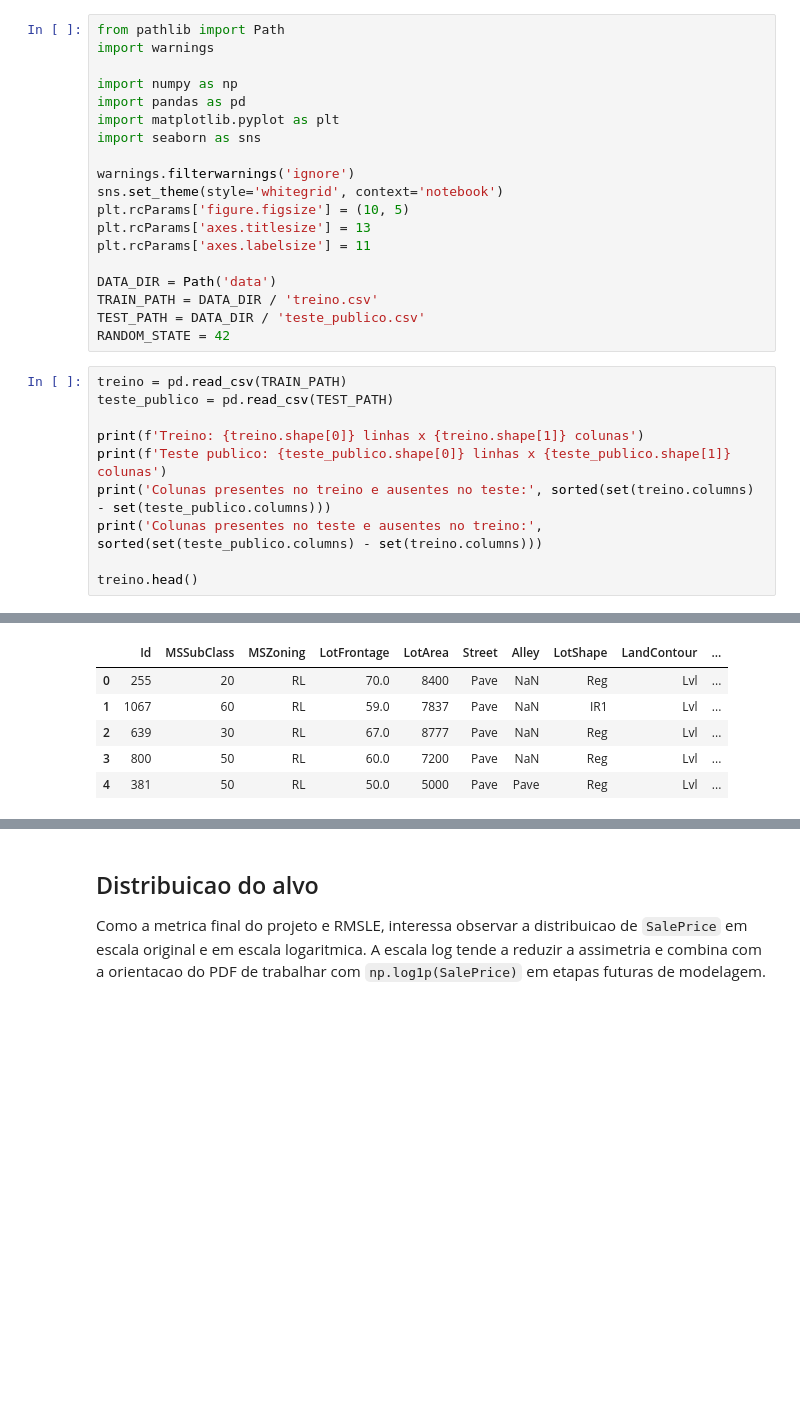
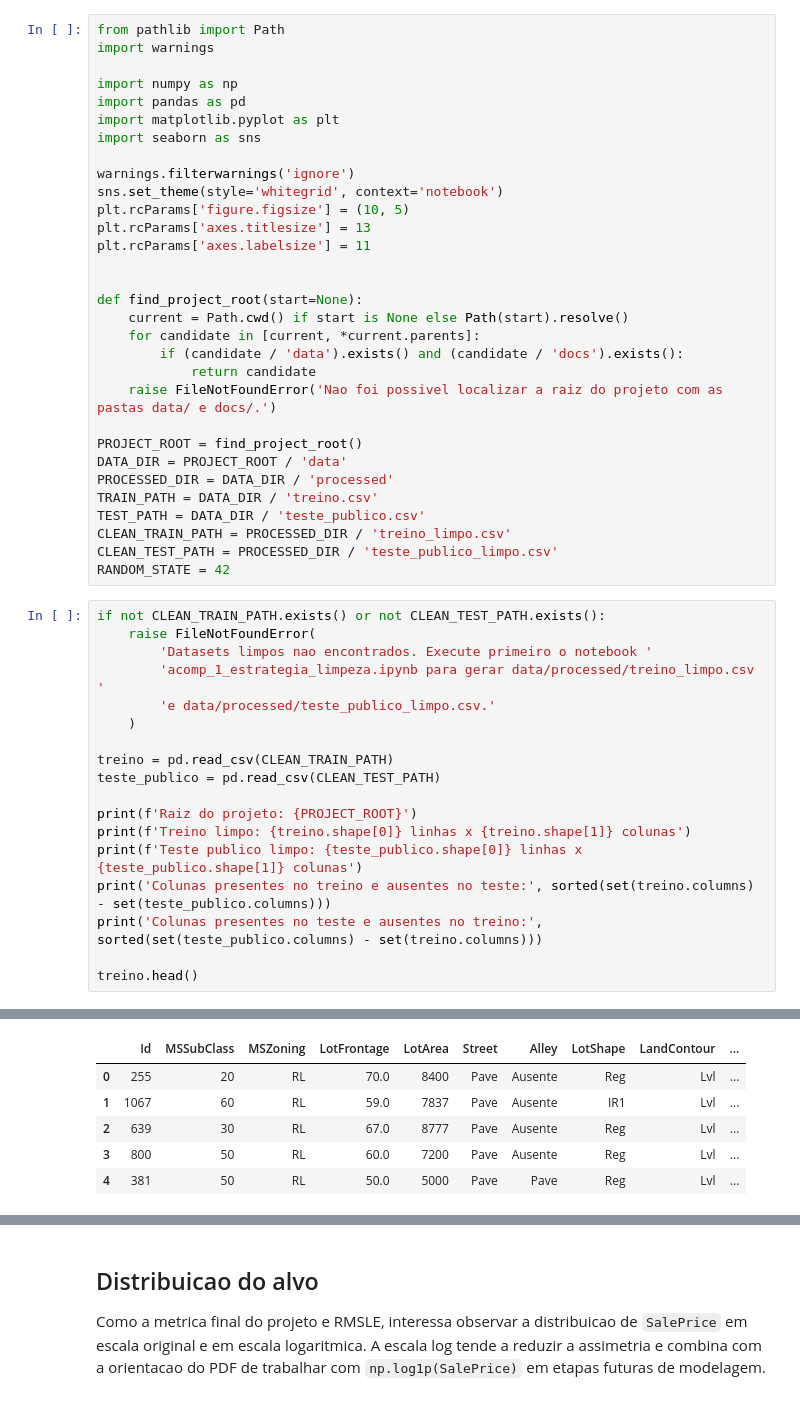
Before and after one commit to 4lbanes/ds2, a Jupyter notebook: acompanhamentos/acomp1/acomp_1_analise_exploratoria.ipynb, the cells around one changed output, grey strips where cells are left out. Drawn from its saved outputs; the diff is of its cells as text; blank space fills up the shorter version.

```diff
--- a/acompanhamentos/acomp1/acomp_1_analise_exploratoria.ipynb
+++ b/acompanhamentos/acomp1/acomp_1_analise_exploratoria.ipynb
@@ -19,16 +21,36 @@ plt.rcParams['figure.figsize'] = (10, 5)
 plt.rcParams['axes.titlesize'] = 13
 plt.rcParams['axes.labelsize'] = 11
 
-DATA_DIR = Path('data')
+
+def find_project_root(start=None):
+    current = Path.cwd() if start is None else Path(start).resolve()
+    for candidate in [current, *current.parents]:
+        if (candidate / 'data').exists() and (candidate / 'docs').exists():
+            return candidate
+    raise FileNotFoundError('Nao foi possivel localizar a raiz do projeto com as pastas data/ e docs/.')
+
+PROJECT_ROOT = find_project_root()
+DATA_DIR = PROJECT_ROOT / 'data'
+PROCESSED_DIR = DATA_DIR / 'processed'
 TRAIN_PATH = DATA_DIR / 'treino.csv'
 TEST_PATH = DATA_DIR / 'teste_publico.csv'
+CLEAN_TRAIN_PATH = PROCESSED_DIR / 'treino_limpo.csv'
+CLEAN_TEST_PATH = PROCESSED_DIR / 'teste_publico_limpo.csv'
 RANDOM_STATE = 42
 # %%
-treino = pd.read_csv(TRAIN_PATH)
-teste_publico = pd.read_csv(TEST_PATH)
+if not CLEAN_TRAIN_PATH.exists() or not CLEAN_TEST_PATH.exists():
+    raise FileNotFoundError(
+        'Datasets limpos nao encontrados. Execute primeiro o notebook '
+        'acomp_1_estrategia_limpeza.ipynb para gerar data/processed/treino_limpo.csv '
+        'e data/processed/teste_publico_limpo.csv.'
+    )
 
-print(f'Treino: {treino.shape[0]} linhas x {treino.shape[1]} colunas')
-print(f'Teste publico: {teste_publico.shape[0]} linhas x {teste_publico.shape[1]} colunas')
+treino = pd.read_csv(CLEAN_TRAIN_PATH)
+teste_publico = pd.read_csv(CLEAN_TEST_PATH)
+
+print(f'Raiz do projeto: {PROJECT_ROOT}')
+print(f'Treino limpo: {treino.shape[0]} linhas x {treino.shape[1]} colunas')
+print(f'Teste publico limpo: {teste_publico.shape[0]} linhas x {teste_publico.shape[1]} colunas')
 print('Colunas presentes no treino e ausentes no teste:', sorted(set(treino.columns) - set(teste_publico.columns)))
 print('Colunas presentes no teste e ausentes no treino:', sorted(set(teste_publico.columns) - set(treino.columns)))
 
@@ -39,10 +62,10 @@ Teste publico: 1459 linhas x 80 colunas
 Colunas presentes no treino e ausentes no teste: ['SalePrice']
 Colunas presentes no teste e ausentes no treino: []
 |  | Id | MSSubClass | MSZoning | LotFrontage | LotArea | Street | Alley | LotShape | LandContour | ... |
-| 0 | 255 | 20 | RL | 70.0 | 8400 | Pave | NaN | Reg | Lvl | ... |
-| 1 | 1067 | 60 | RL | 59.0 | 7837 | Pave | NaN | IR1 | Lvl | ... |
-| 2 | 639 | 30 | RL | 67.0 | 8777 | Pave | NaN | Reg | Lvl | ... |
-| 3 | 800 | 50 | RL | 60.0 | 7200 | Pave | NaN | Reg | Lvl | ... |
+| 0 | 255 | 20 | RL | 70.0 | 8400 | Pave | Ausente | Reg | Lvl | ... |
+| 1 | 1067 | 60 | RL | 59.0 | 7837 | Pave | Ausente | IR1 | Lvl | ... |
+| 2 | 639 | 30 | RL | 67.0 | 8777 | Pave | Ausente | Reg | Lvl | ... |
+| 3 | 800 | 50 | RL | 60.0 | 7200 | Pave | Ausente | Reg | Lvl | ... |
 | 4 | 381 | 50 | RL | 50.0 | 5000 | Pave | Pave | Reg | Lvl | ... |
 5 rows × 81 columns
 # %% [markdown]
```
Also changed, not shown: parts of 11 cells of this notebook, 3 other files.
